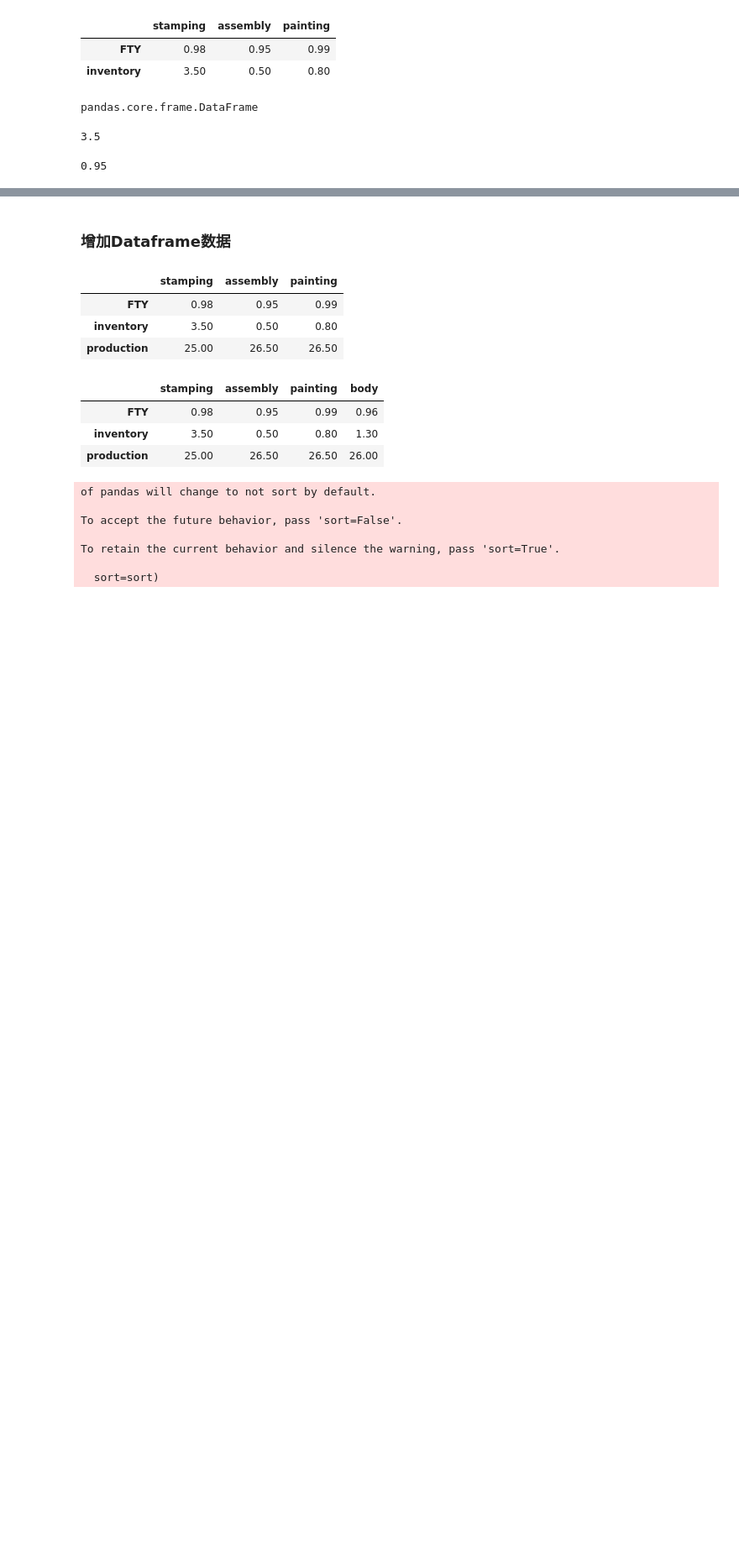
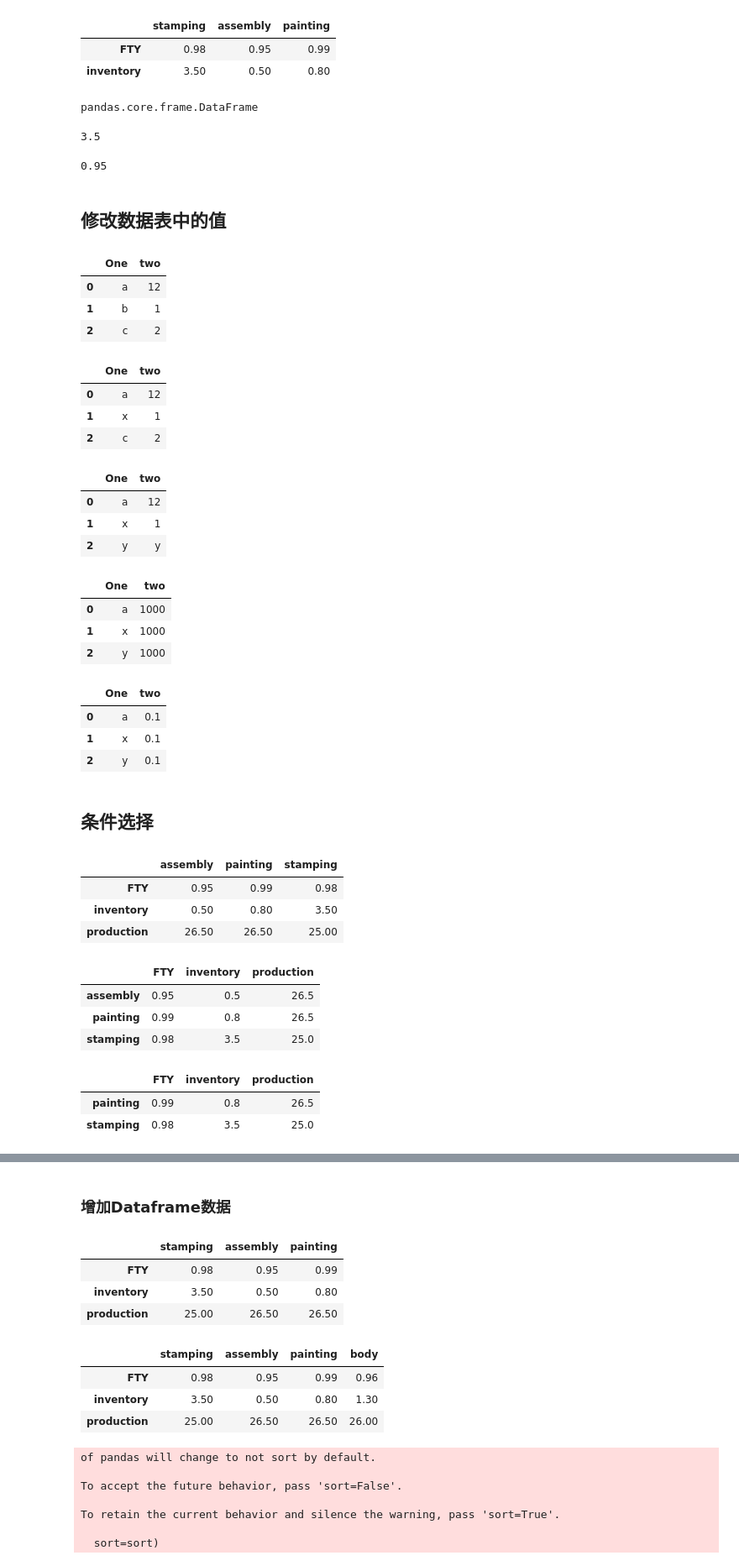
Before and after one commit to richardzrh/Python-Data-Analysis-for-Industry, a Jupyter notebook: 第五章 Pandas.ipynb, the cells around one changed output, grey strips where cells are left out. Shown at 84% size. Saved outputs shown, nothing was run; the diff lists cells and outputs as text; code cells hidden in the pictures; blank space fills up the shorter version.

```diff
--- a/第五章 Pandas.ipynb
+++ b/第五章 Pandas.ipynb
@@ -233,3 +253,77 @@ df_plant['stamping']['inventory']
 df_plant.iloc[0,1]
 # %% [output]
 0.95
+# %% [markdown]
+## 修改数据表中的值
+# %%
+import pandas as pd
+df = pd.DataFrame({'One':['a','b','c'], 'two':[12, 1, 2]})
+df
+# %% [output]
+|  | One | two |
+| 0 | a | 12 |
+| 1 | b | 1 |
+| 2 | c | 2 |
+# %%
+# 修改某个位置的值
+df.at[1, 'One']='x'
+df
+# %% [output]
+|  | One | two |
+| 0 | a | 12 |
+| 1 | x | 1 |
+| 2 | c | 2 |
+# %%
+# 修改某行的值
+df.at[2] = 'y'
+df
+# %% [output]
+|  | One | two |
+| 0 | a | 12 |
+| 1 | x | 1 |
+| 2 | y | y |
+# %%
+# 修改某列的值
+df.at[:, 'two'] = 1000
+df
+# %% [output]
+|  | One | two |
+| 0 | a | 1000 |
+| 1 | x | 1000 |
+| 2 | y | 1000 |
+# %%
+# 将某值改成另一值
+df.replace(1000, 0.1)
+# %% [output]
+|  | One | two |
+| 0 | a | 0.1 |
+| 1 | x | 0.1 |
+| 2 | y | 0.1 |
+# %% [markdown]
+## 条件选择
+# %%
+# 从字典创建pandas
+plant = {"stamping": {"production": 25, "inventory": 3.5,  "FTY": 0.98 },
+            "assembly": {"production": 26.5, "inventory": 0.5, "FTY": 0.95 },
+            "painting": {"production": 26.5, "inventory": 0.8, "FTY": 0.99 }}
+df_plant = pd.DataFrame(plant)
+df_plant
+# %% [output]
+|  | assembly | painting | stamping |
+| FTY | 0.95 | 0.99 | 0.98 |
+| inventory | 0.50 | 0.80 | 3.50 |
+| production | 26.50 | 26.50 | 25.00 |
+# %%
+new_df = df_plant.T
+new_df
+# %% [output]
+|  | FTY | inventory | production |
+| assembly | 0.95 | 0.5 | 26.5 |
+| painting | 0.99 | 0.8 | 26.5 |
+| stamping | 0.98 | 3.5 | 25.0 |
+# %%
+new_df[new_df['inventory']>0.6]
+# %% [output]
+|  | FTY | inventory | production |
+| painting | 0.99 | 0.8 | 26.5 |
+| stamping | 0.98 | 3.5 | 25.0 |
```
Also changed, not shown: parts of 21 cells of this notebook, 7 other files.
